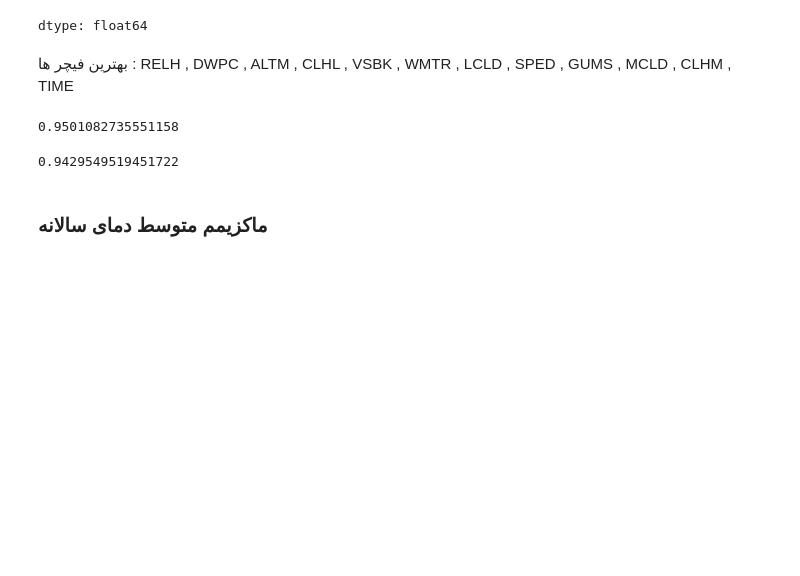
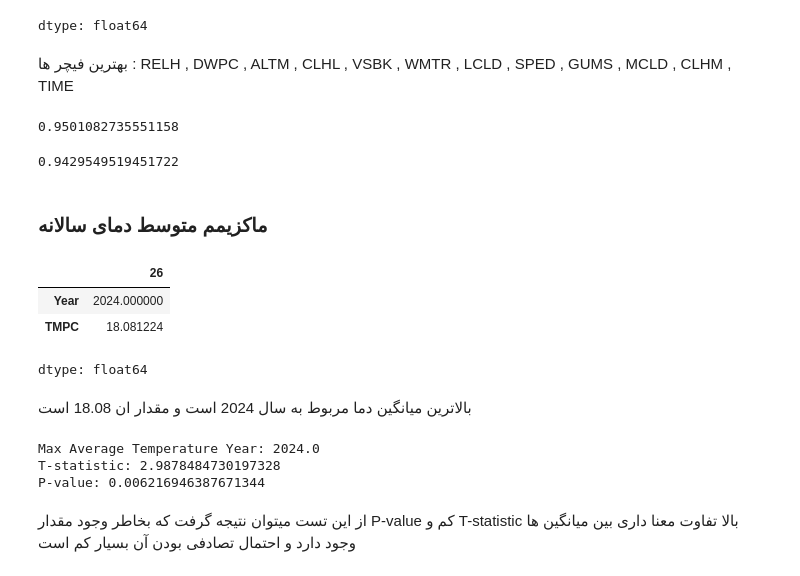
Before and after one commit to sajadkarimii/Meteorological-Data-Analysis-from-OIMM-Station, a Jupyter notebook: OIMM.ipynb, the cells around one changed output. Drawn from its saved outputs; the diff is of its cells as text; code cells hidden in the pictures; blank space fills up the shorter version.

```diff
--- a/OIMM.ipynb
+++ b/OIMM.ipynb
@@ -315,0 +318,13 @@ model.score(x_test,y_test)
+# %%
+yearAvg = data[['Year','TMPC']].groupby('Year').mean().reset_index()
+# %%
+max = yearAvg.loc[yearAvg['TMPC'].idxmax()]
+# %%
+max
+# %% [output]
+|  | 26 |
+| Year | 2024.000000 |
+| TMPC | 18.081224 |
+dtype: float64
+# %% [markdown]
+بالاترین میانگین دما مربوط به سال 2024 است و مقدار ان 18.08 است
@@ -315,0 +336,10 @@ model.score(x_test,y_test)
+# %%
+print(f"Max Average Temperature Year: {max['Year']}")
+print(f"T-statistic: {t_stat}")
+print(f"P-value: {p_value}")
+# %% [output]
+Max Average Temperature Year: 2024.0
+T-statistic: 2.9878484730197328
+P-value: 0.006216946387671344
+# %% [markdown]
+از این تست میتوان نتیجه گرفت که بخاطر وجود مقدار P-value کم و T-statistic بالا تفاوت معنا داری بین میانگین ها وجود دارد و احتمال تصادفی بودن آن بسیار کم است
```
Also changed, not shown: parts of 11 cells of this notebook.
